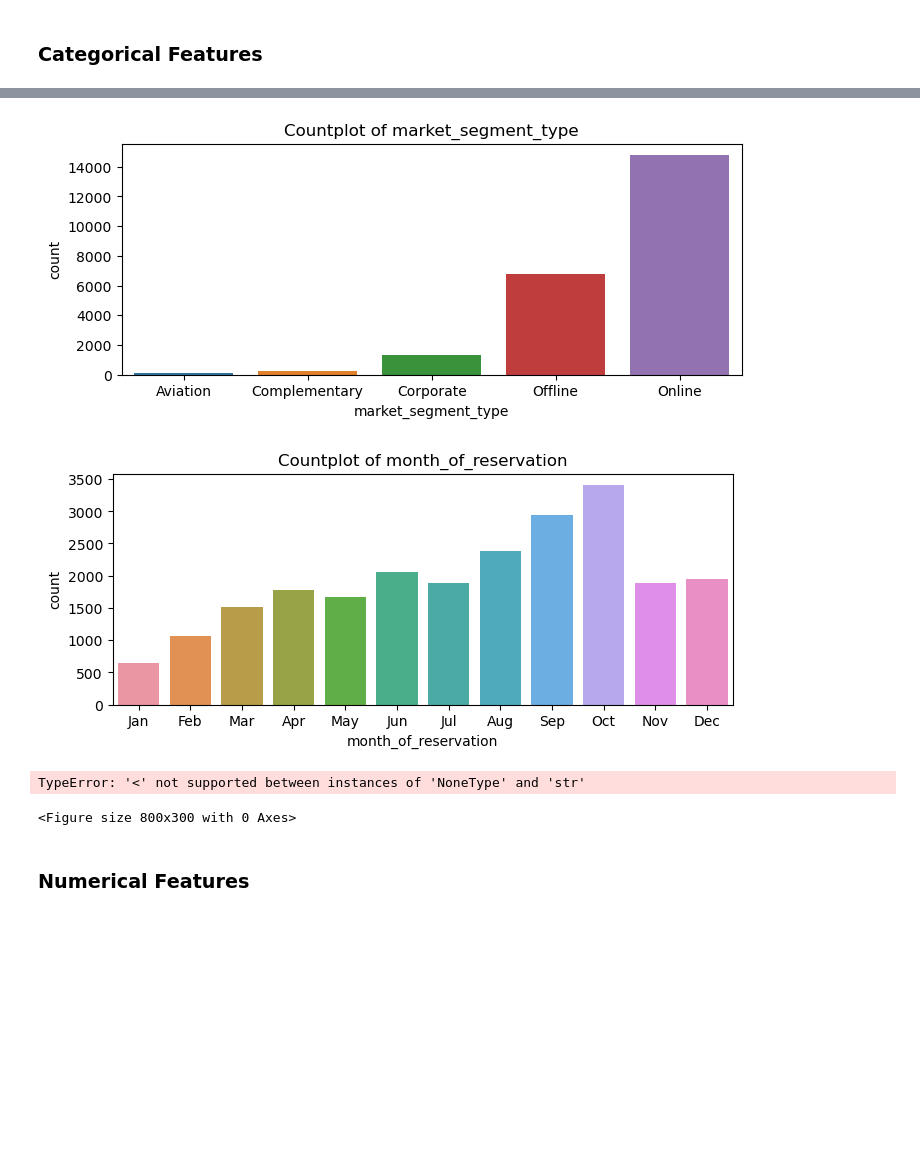
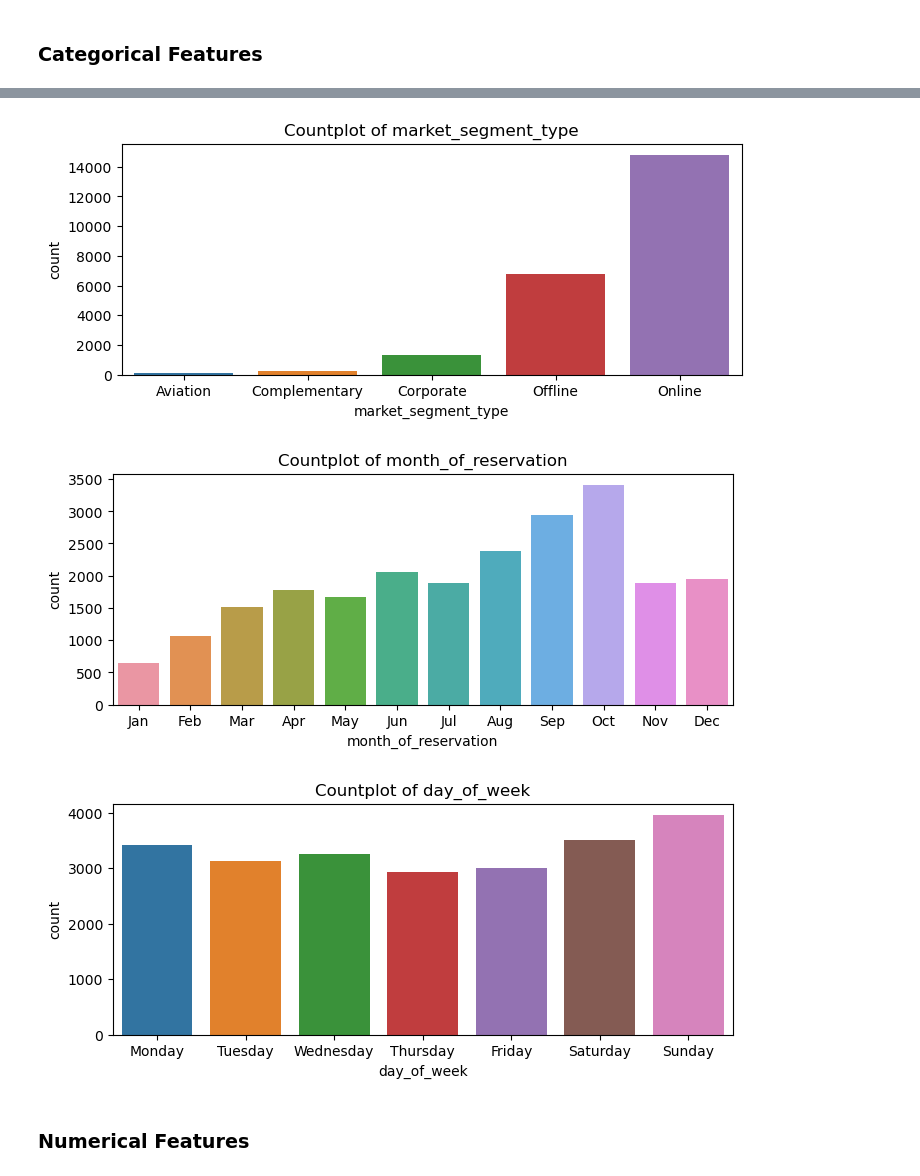
Before and after one commit to Morgan-Sell/no-vacancy, a Jupyter notebook: no_vacancy_eda.ipynb, the cells around one changed output, grey strips where cells are left out. Cells and saved outputs as stored; diff of their text form; code cells hidden in the pictures; blank space fills up the shorter version.

```diff
--- a/no_vacancy_eda.ipynb
+++ b/no_vacancy_eda.ipynb
@@ -255,23 +245,25 @@ categorical_features.head(10)
 # %%
 for feature in categorical_features.columns:
     if feature not in ["booking_id", "date_of_reservation"]:
         plt.figure(figsize=(8, 3))
 
         # Check if the feature is "month_to_reservation" and use custom order
         if feature == "month_of_reservation":
             sns.countplot(x=feature, data=df_train, order=MONTH_ORDER)
+        elif feature == "day_of_week":
+            sns.countplot(x=feature, data=df_train, order=DAY_OF_WEEK_ORDER)
         else:
-            sns.countplot(x=feature, data=df_train, order=sorted(df_train[feature].unique()))
+            unique_values = df_train[feature].dropna().unique()
+            sns.countplot(x=feature, data=df_train, order=sorted(unique_values))
 
         plt.title(f"Countplot of {feature}")
         plt.show()
 # %% [output]
 [figure]
 [figure]
 [figure]
 [figure]
-TypeError: '<' not supported between instances of 'NoneType' and 'str'
-<Figure size 800x300 with 0 Axes>
+[figure, added]
 # %% [markdown]
 ### Numerical Features
 # %%
```
Also changed, not shown: parts of 22 cells of this notebook.
